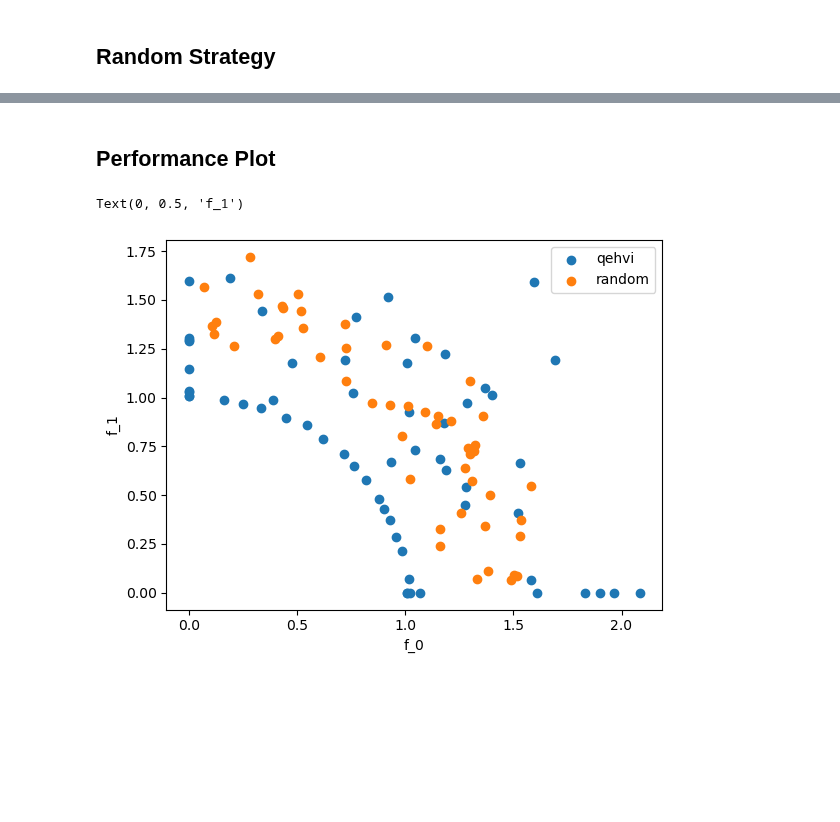
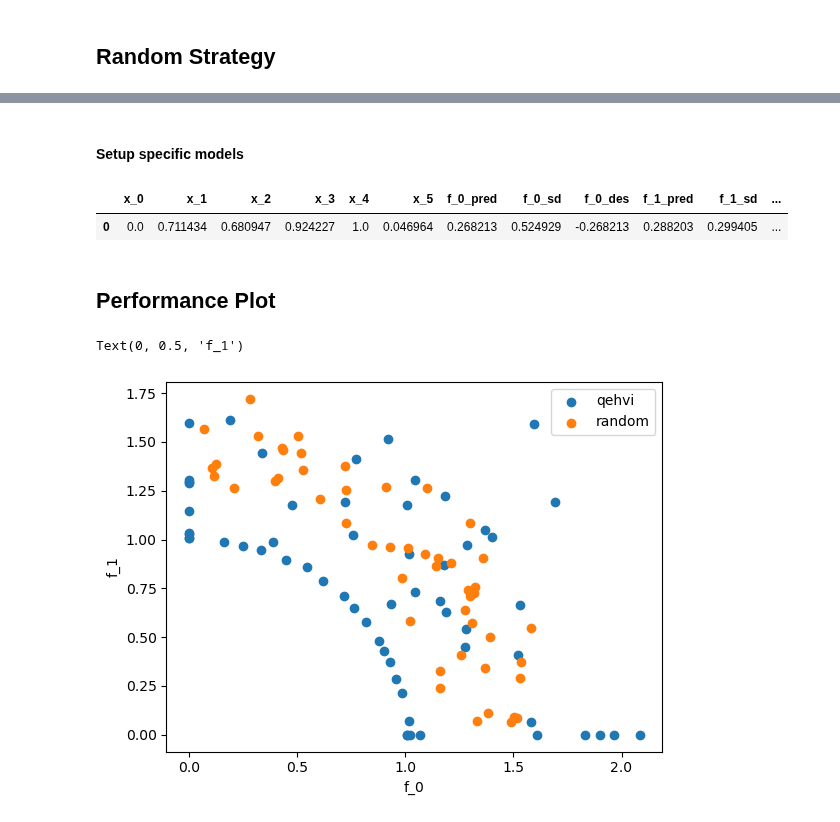
Before and after one commit to experimental-design/bofire, a Jupyter notebook: tutorials/benchmarks/002-DTLZ2.ipynb, the cells around one changed output, grey strips where cells are left out. Drawn from its saved outputs; the diff is of its cells as text; code cells hidden in the pictures; blank space fills up the shorter version.

```diff
--- a/tutorials/benchmarks/002-DTLZ2.ipynb
+++ b/tutorials/benchmarks/002-DTLZ2.ipynb
@@ -48,3 +84,24 @@ results = run(
+# %% [markdown]
+#### Setup specific models
+# %%
+from bofire.models.torch_models import SingleTaskGPModel, BotorchModels, RBF
+
+# in this case you would use non default kernels for the different outputs
+# it is also possible to build the models for a subset of the complete features
+recommender = BoTorchQehviStrategy(domain=domain, ref_point={"f_0": 1.1, "f_1": 1.1},
+    model_specs=BotorchModels(models=[
+        SingleTaskGPModel(input_features=domain.inputs, output_features=OutputFeatures(features=[domain.outputs[0]]), kernel=RBF(ard=True)),
+        SingleTaskGPModel(input_features=domain.inputs, output_features=OutputFeatures(features=[domain.outputs[1]]), kernel=RBF(ard=False)),
+    ]))
+# we tell the strategy our historical data
+recommender.tell(experiments=experiments)
+# we ask for a new point to evaluate
+candidates = recommender.ask(candidate_count=1)
+# we show the candidate
+display(candidates)
+# %% [output]
+|  | x_0 | x_1 | x_2 | x_3 | x_4 | x_5 | f_0_pred | f_0_sd | f_0_des | f_1_pred | f_1_sd | ... |
+| 0 | 0.0 | 0.711434 | 0.680947 | 0.924227 | 1.0 | 0.046964 | 0.268213 | 0.524929 | -0.268213 | 0.288203 | 0.299405 | ... |
 # %% [markdown]
 ## Performance Plot
 # %%
```
Also changed, not shown: parts of 6 cells of this notebook.
